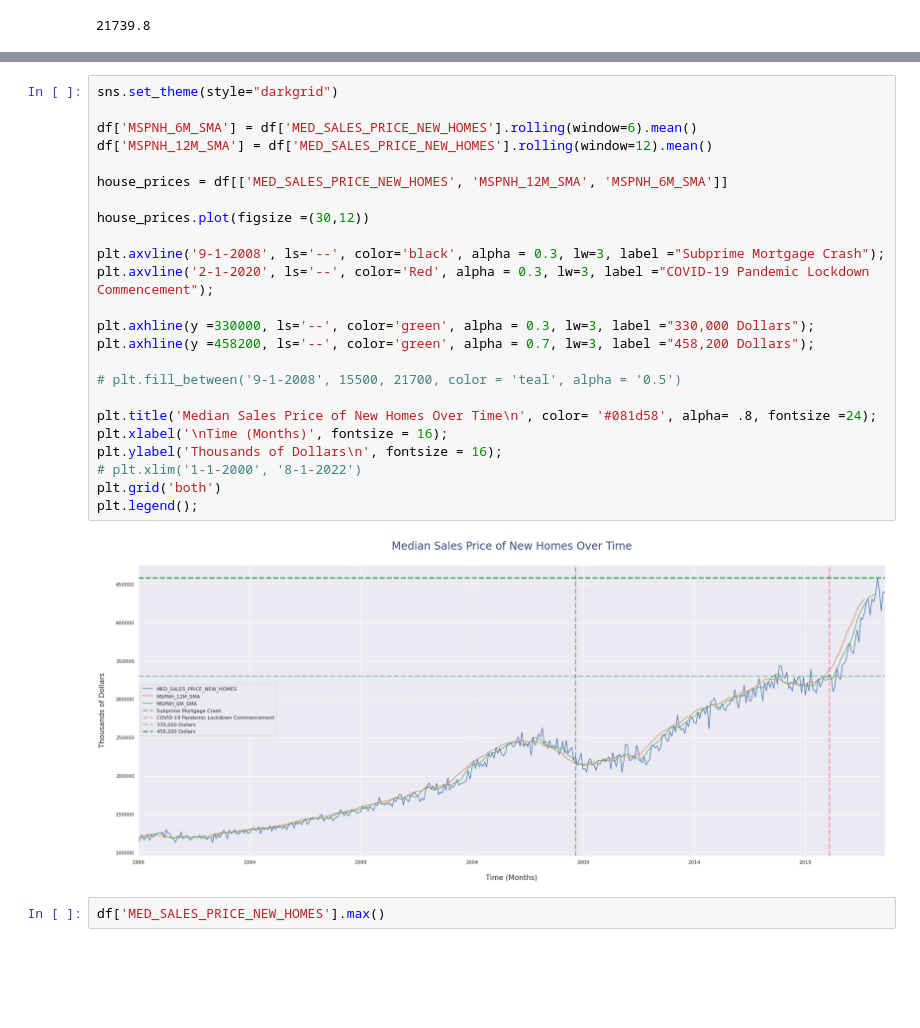
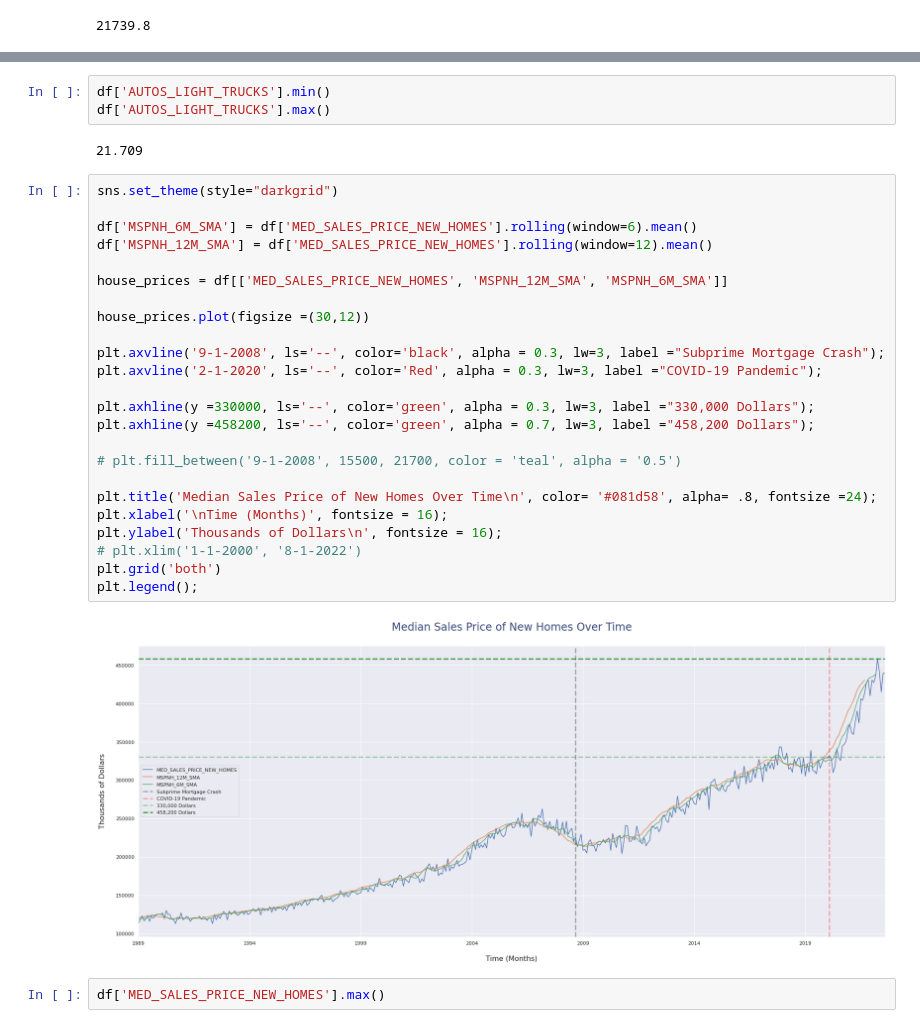
Before and after one commit to starkjones/US-Housing-Forecasting-w-FRED, a Jupyter notebook: US_Housing.ipynb, the cells around one changed output, grey strips where cells are left out. Drawn from its saved outputs; the diff is of its cells as text; blank space fills up the shorter version.

```diff
--- a/US_Housing.ipynb
+++ b/US_Housing.ipynb
@@ -335,29 +361,34 @@ df['M2_MONEY_SUPPLY'].max()
+# %%
+df['AUTOS_LIGHT_TRUCKS'].min()
+df['AUTOS_LIGHT_TRUCKS'].max()
+# %% [output]
+21.709
 # %%
 sns.set_theme(style="darkgrid")
 
 df['MSPNH_6M_SMA'] = df['MED_SALES_PRICE_NEW_HOMES'].rolling(window=6).mean()
 df['MSPNH_12M_SMA'] = df['MED_SALES_PRICE_NEW_HOMES'].rolling(window=12).mean()
 
 house_prices = df[['MED_SALES_PRICE_NEW_HOMES', 'MSPNH_12M_SMA', 'MSPNH_6M_SMA']]
 
 house_prices.plot(figsize =(30,12))
 
 plt.axvline('9-1-2008', ls='--', color='black', alpha = 0.3, lw=3, label ="Subprime Mortgage Crash");
-plt.axvline('2-1-2020', ls='--', color='Red', alpha = 0.3, lw=3, label ="COVID-19 Pandemic Lockdown Commencement");
+plt.axvline('2-1-2020', ls='--', color='Red', alpha = 0.3, lw=3, label ="COVID-19 Pandemic");
 
 plt.axhline(y =330000, ls='--', color='green', alpha = 0.3, lw=3, label ="330,000 Dollars");
 plt.axhline(y =458200, ls='--', color='green', alpha = 0.7, lw=3, label ="458,200 Dollars");
 
 # plt.fill_between('9-1-2008', 15500, 21700, color = 'teal', alpha = '0.5')
 
 plt.title('Median Sales Price of New Homes Over Time\n', color= '#081d58', alpha= .8, fontsize =24);
 plt.xlabel('\nTime (Months)', fontsize = 16);
 plt.ylabel('Thousands of Dollars\n', fontsize = 16);
 # plt.xlim('1-1-2000', '8-1-2022')
 plt.grid('both')
 plt.legend();
 # %% [output]
-[figure, old version]
+[figure, new version]
 # %%
 df['MED_SALES_PRICE_NEW_HOMES'].max()
 # %% [output]
```
Also changed, not shown: parts of 7 cells of this notebook.
